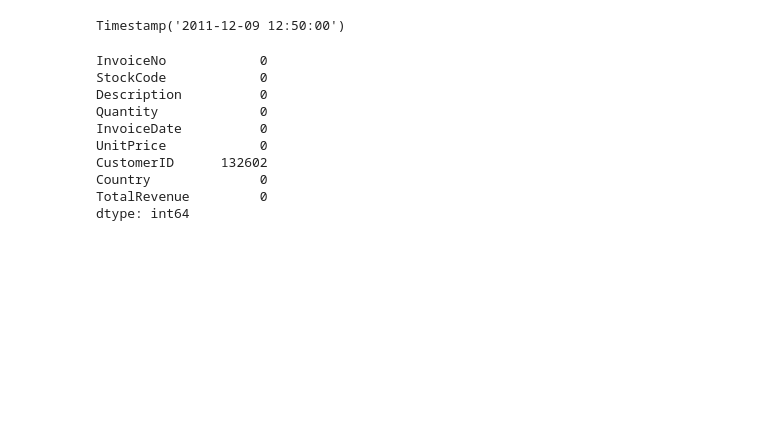
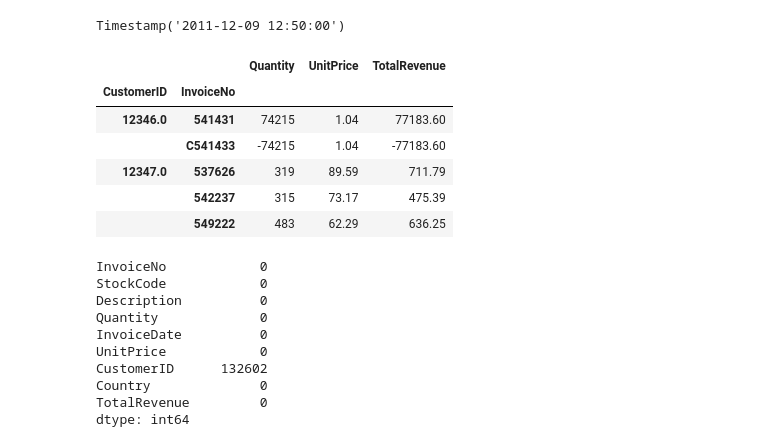
Before and after one commit to robblatt/Unsupervised-Market-Segmentation, a Jupyter notebook: Rob Discovery.ipynb, the cells around one changed output. Cells and saved outputs as stored; diff of their text form; code cells hidden in the pictures; blank space fills up the shorter version.

```diff
--- a/Rob Discovery.ipynb
+++ b/Rob Discovery.ipynb
@@ -54,6 +54,15 @@ df.InvoiceDate.max()
 Timestamp('2011-12-09 12:50:00')
 # %%
 grouped_customers = df.groupby(['CustomerID', 'InvoiceNo']).sum()
+grouped_customers.head()
+# %% [output]
+|  |  | Quantity | UnitPrice | TotalRevenue |
+| CustomerID | InvoiceNo |  |  |  |
+| 12346.0 | 541431 | 74215 | 1.04 | 77183.60 |
+|  | C541433 | -74215 | 1.04 | -77183.60 |
+| 12347.0 | 537626 | 319 | 89.59 | 711.79 |
+|  | 542237 | 315 | 73.17 | 475.39 |
+|  | 549222 | 483 | 62.29 | 636.25 |
 # %%
 df.isna().sum()
 # %% [output]
```
Also changed, not shown: parts of 13 cells of this notebook.
